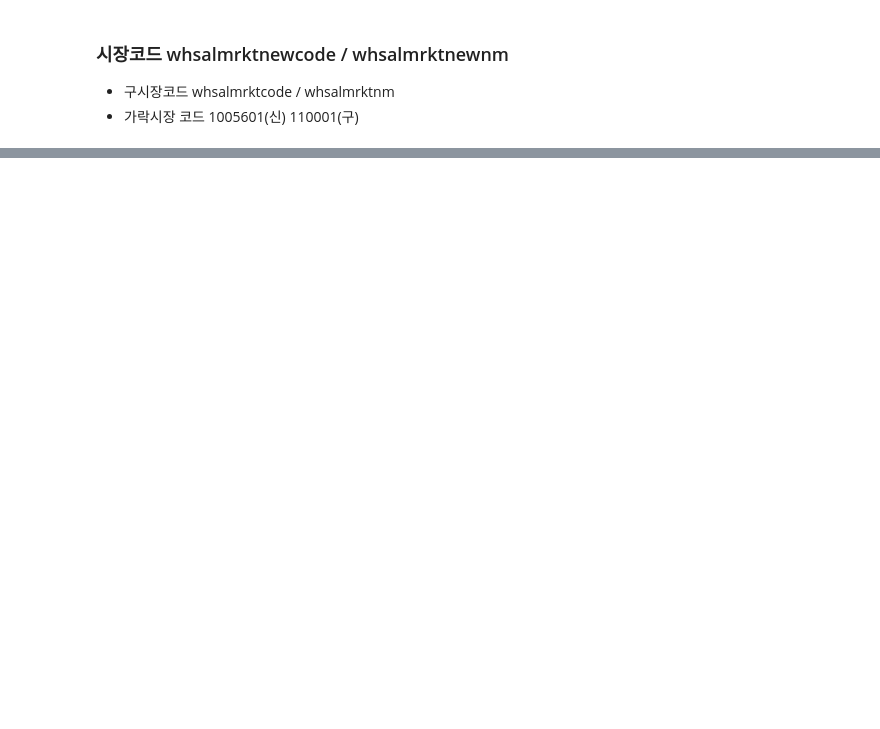
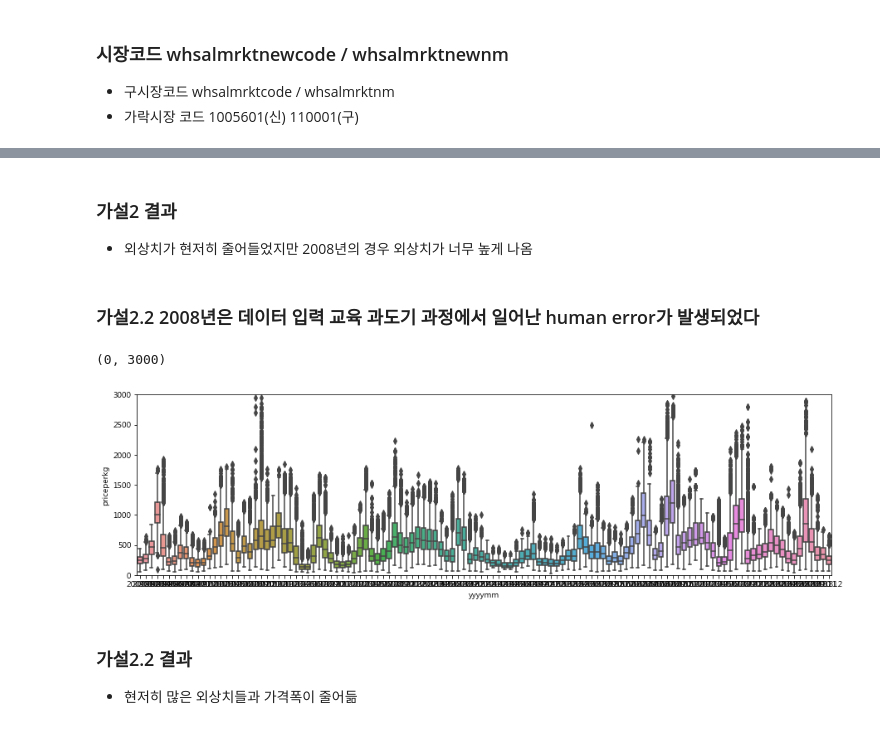
Before and after one commit to ahnjehoon/crop-price-predict, a Jupyter notebook: 가공 및 EDA/1. 배추(가공전) EDA.ipynb, the cells around one changed output, grey strips where cells are left out. Cells and saved outputs as stored; diff of their text form; code cells hidden in the pictures; blank space fills up the shorter version.

```diff
--- a/가공 및 EDA/1. 배추(가공전) EDA.ipynb
+++ b/가공 및 EDA/1. 배추(가공전) EDA.ipynb
@@ -754,0 +334,33 @@ df[['whsalmrktnewnm','totalprice']].groupby("whsalmrktnewnm").sum().sort_values(
+# %% [markdown]
+### 가설2 결과
+- 외상치가 현저히 줄어들었지만 2008년의 경우 외상치가 너무 높게 나옴
+# %% [markdown]
+### 가설2.2 2008년은 데이터 입력 교육 과도기 과정에서 일어난 human error가 발생되었다
+# %%
+# 2008년 1년치 데이터 제거 후 boxplot
+f, ax = plt.subplots(figsize=(15, 4))
+fig = sns.boxplot(x='yyyymm', y='priceperkg'
+    , data=df[
+    (df['aucsecode'] == 1)
+    & (df['yyyymm'] >= 200901)
+    & (
+        (df['stdspciesnewcode'] == 100101)
+            | (df['stdspciesnewcode'] == 100102)
+            | (df['stdspciesnewcode'] == 100103)
+            | (df['stdspciesnewcode'] == 100104)
+            | (df['stdspciesnewcode'] == 100105)
+            | (df['stdspciesnewcode'] == 100106)
+    )
+    & (
+        (df['whsalmrktcode'] == 110001)
+            | (df['whsalmrktcode'] == 210001)
+            | (df['whsalmrktcode'] == 220001)
+      )
+])
+ax.set_ylim([0, 3000])
+# %% [output]
+(0, 3000)
+[figure, added]
+# %% [markdown]
+### 가설2.2 결과
+- 현저히 많은 외상치들과 가격폭이 줄어듦
```
Also changed, not shown: parts of 80 cells of this notebook, 1 other file.
